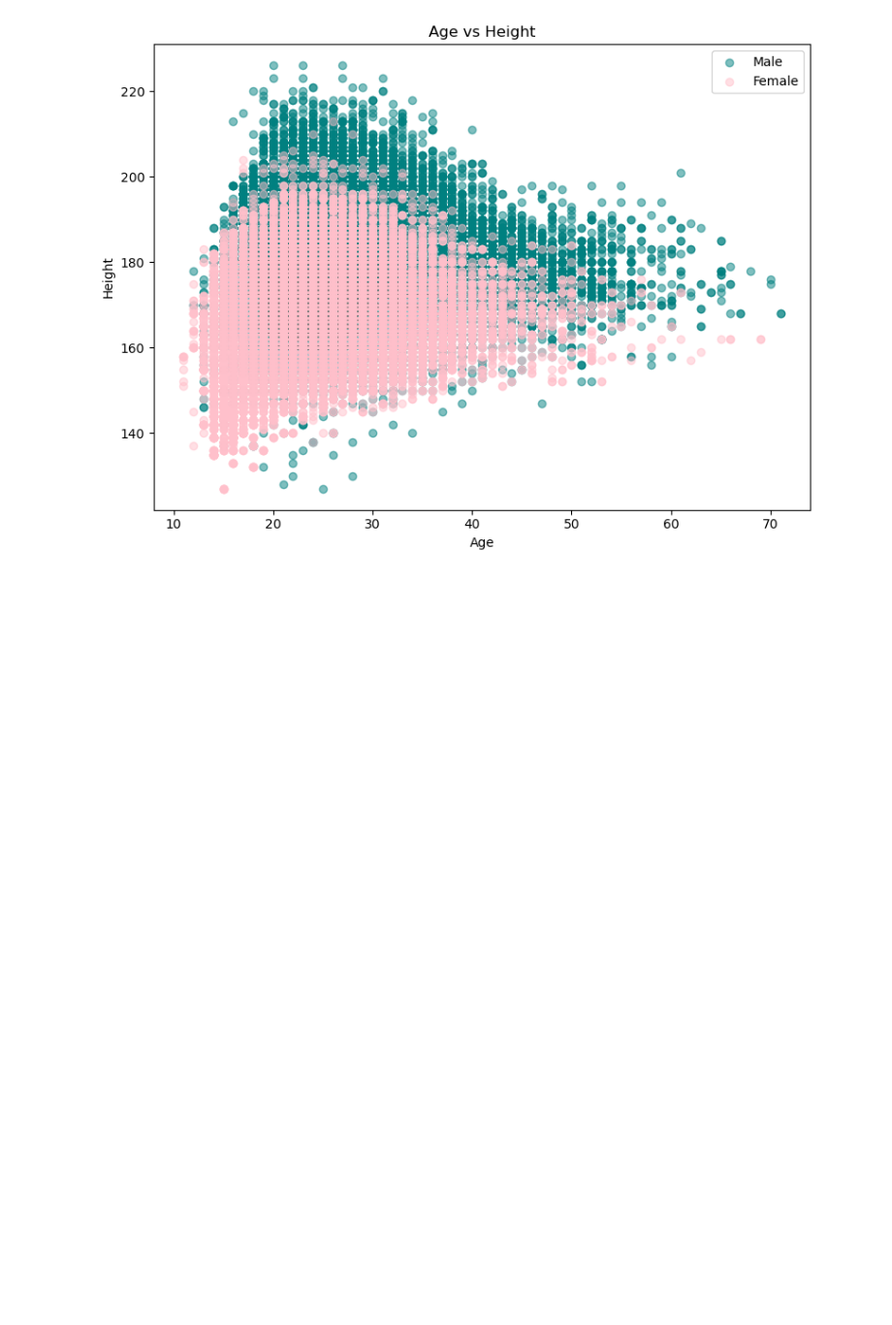
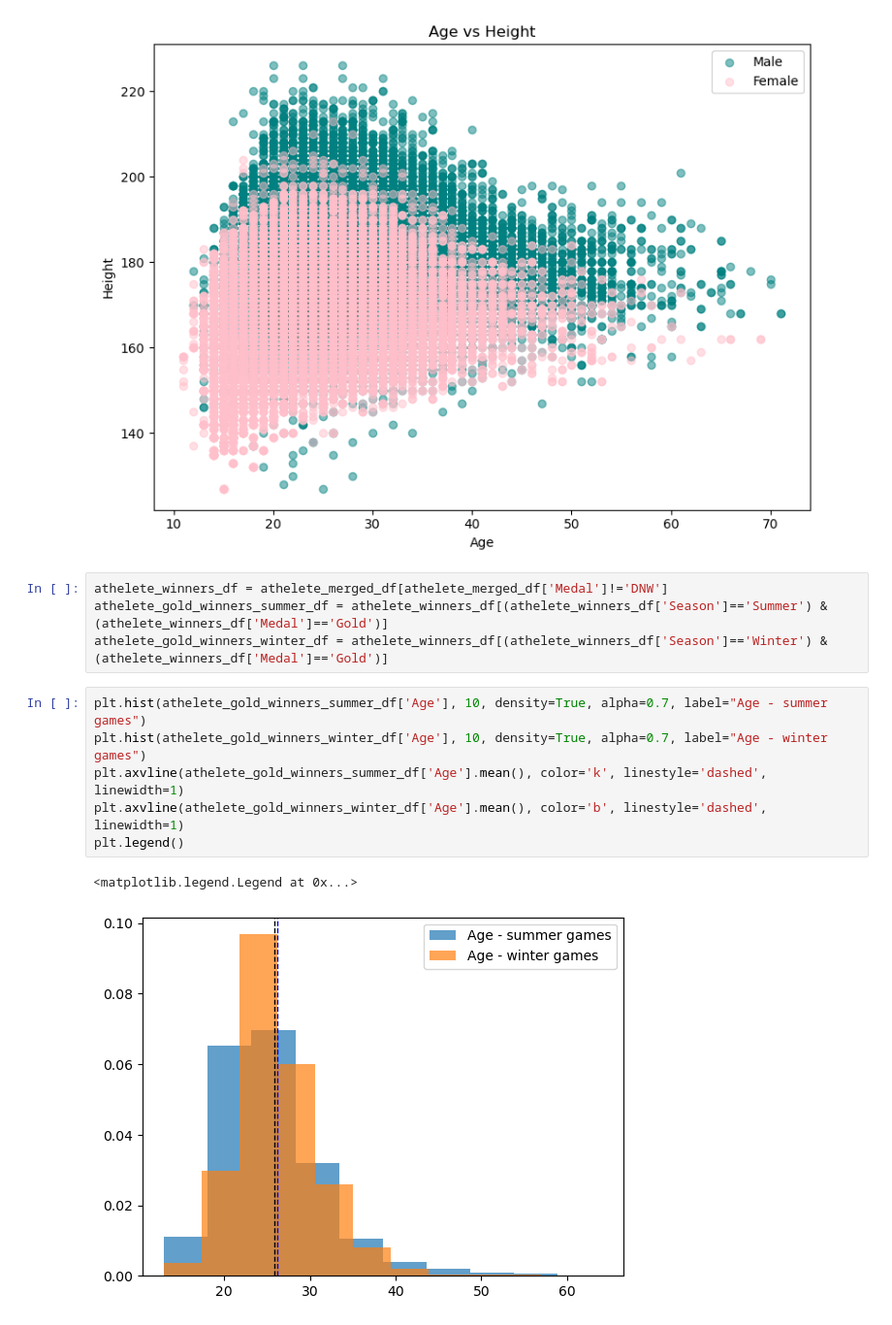
Before and after one commit to soumyaranjanswaincan/Olympic-Data-Analysis, a Jupyter notebook: Olympic Data Analysis/athelete.ipynb, the cells around one changed output. Shown at 97% size. Saved outputs shown, nothing was run; the diff lists cells and outputs as text; blank space fills up the shorter version.

Commit message:
added visualizations

```diff
--- a/Olympic Data Analysis/athelete.ipynb
+++ b/Olympic Data Analysis/athelete.ipynb
@@ -180,4 +181,17 @@ plt.tight_layout()
 plt.show()
 # %% [output]
 [figure]
+# %%
+athelete_winners_df = athelete_merged_df[athelete_merged_df['Medal']!='DNW']
+athelete_gold_winners_summer_df = athelete_winners_df[(athelete_winners_df['Season']=='Summer') & (athelete_winners_df['Medal']=='Gold')]
+athelete_gold_winners_winter_df = athelete_winners_df[(athelete_winners_df['Season']=='Winter') & (athelete_winners_df['Medal']=='Gold')]
+# %%
+plt.hist(athelete_gold_winners_summer_df['Age'], 10, density=True, alpha=0.7, label="Age - summer games")
+plt.hist(athelete_gold_winners_winter_df['Age'], 10, density=True, alpha=0.7, label="Age - winter games")
+plt.axvline(athelete_gold_winners_summer_df['Age'].mean(), color='k', linestyle='dashed', linewidth=1)
+plt.axvline(athelete_gold_winners_winter_df['Age'].mean(), color='b', linestyle='dashed', linewidth=1)
+plt.legend()
+# %% [output]
+<matplotlib.legend.Legend at 0x...>
+[figure, added]
 # %%
```
Also changed, not shown: parts of 16 cells of this notebook, 1 other file.
